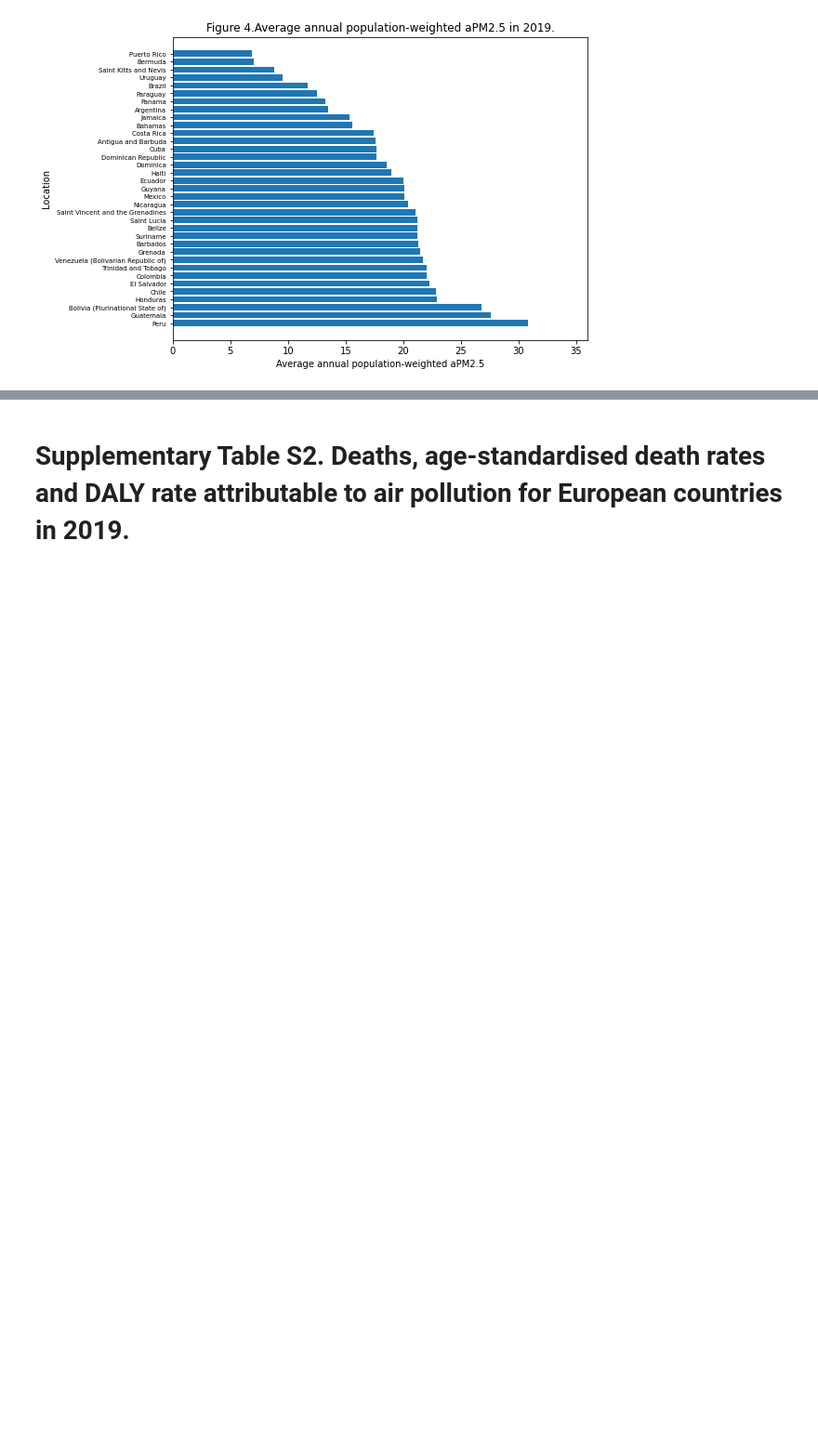
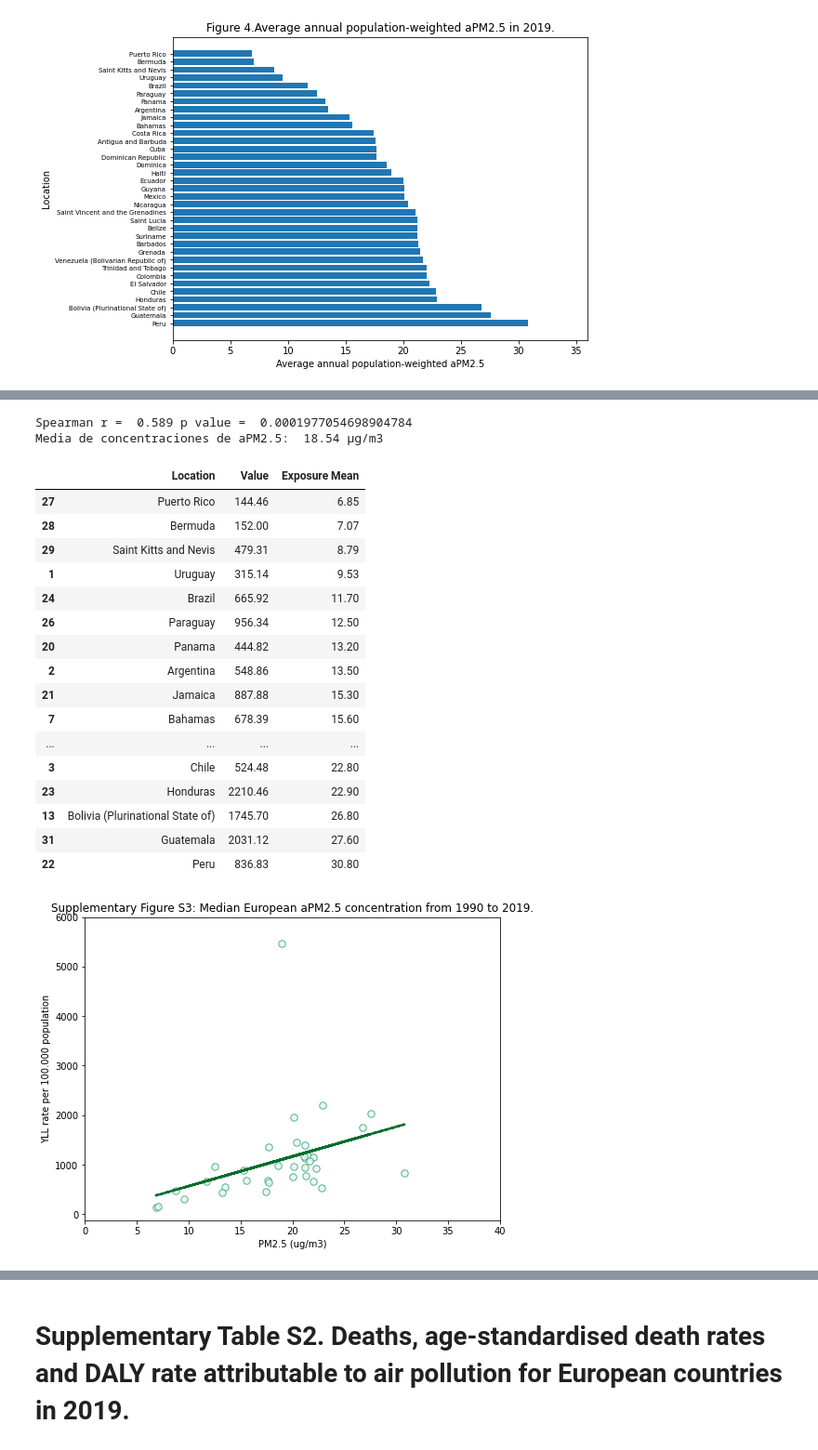
Before and after one commit to joseurquiza88/Health-impacts-AirPollution, a Jupyter notebook: code/01_health LAT.ipynb, the cells around one changed output, grey strips where cells are left out. Shown at 93% size. Drawn from its saved outputs; the diff is of its cells as text; code cells hidden in the pictures; blank space fills up the shorter version.

```diff
--- a/code/01_health LAT.ipynb
+++ b/code/01_health LAT.ipynb
@@ -914,0 +1006,61 @@ plt.show()
+# %%
+# #Años de vida perdidos por cada por cada 100,000 habitantes en Latinoamérica en 2019
+YLL_sup3 = filtrado (data = data, Measure = "YLLs", Metric = 'Rate', Risk = 'Air pollution', Cause='All causes', Age = "Age-standardized", Sex="Both sexes", Year=2019)
+data_pm_2019 = data_pm[data_pm['Year'] == 2019]
+len(data_pm_2019)
+data_pm_2019 = data_pm_2019.rename(columns={'Country':"Location"})
+# Union de las tablas de 1990 - 2019 para ser comparadas
+supp3 = pd.merge(YLL_sup3, data_pm_2019, on='Location', how='inner')
+supp3
+# Obtenemos estadisticas
+# Estimamos la relacion lineal entre las concentraciones de PMponderadas por la poblacion vs la metrica de salud YLL
+slope_supp3 , intercept_supp3 , r_supp3 , _supp3 , stderr_supp3  = scipy.stats.linregress(supp3['Exposure Mean'] , supp3['Value'])
+# Variables de interes
+x = supp3['Exposure Mean'].values.reshape(-1,1)
+y = supp3['Value'].values.reshape(-1,1)
+# Generamos modelo lineal
+linear_regresion_supp = LinearRegression()
+linear_regresion_supp.fit(x,y)
+li_predict_supp = linear_regresion_supp.predict(x)
+
+# Plot
+plt.figure(figsize=(8, 6))
+plt.scatter(supp3['Exposure Mean'], supp3['Value'], marker='o',color = '#e5f5f9', alpha=0.8,s = 55,edgecolor="#2ca25f")
+plt.plot(x,li_predict_supp,c="#006d2c",linestyle="dashed",linewidth=2.5)
+plt.yticks(range(0, 7000, 1000))
+plt.xticks(range(0,45,5))
+plt.xlabel('PM2.5 (ug/m3)')
+plt.ylabel('YLL rate per 100.000 population')
+plt.title('Supplementary Figure S3: Median European aPM2.5 concentration from 1990 to 2019.')
+# Calcular el coeficiente de Spearman
+coef_spearman, p_value = spearmanr(supp3['Exposure Mean'], supp3['Value'])
+print("Spearman r = ",round(coef_spearman,3),"p value = ", p_value)
+supp3_subset = supp3[['Location','Value','Exposure Mean']]
+supp3_subset = supp3_subset.sort_values(by='Exposure Mean',ascending=True)
+#supp3_subset = supp3_subset.sort_values(by='Value',ascending=True)
+supp3_subset
+media_concentraciones = round(supp3_subset['Exposure Mean'].mean(),2)
+print("Media de concentraciones de aPM2.5: ",media_concentraciones,"μg/m3")
+
+supp3_subset
+# %% [output]
+Spearman r =  0.589 p value =  0.0001977054698904784
+Media de concentraciones de aPM2.5:  18.54 μg/m3
+|  | Location | Value | Exposure Mean |
+| 27 | Puerto Rico | 144.46 | 6.85 |
+| 28 | Bermuda | 152.00 | 7.07 |
+| 29 | Saint Kitts and Nevis | 479.31 | 8.79 |
+| 1 | Uruguay | 315.14 | 9.53 |
+| 24 | Brazil | 665.92 | 11.70 |
+| 26 | Paraguay | 956.34 | 12.50 |
+| 20 | Panama | 444.82 | 13.20 |
+| 2 | Argentina | 548.86 | 13.50 |
+| 21 | Jamaica | 887.88 | 15.30 |
+| 7 | Bahamas | 678.39 | 15.60 |
+| ... | ... | ... | ... |
+| 3 | Chile | 524.48 | 22.80 |
+| 23 | Honduras | 2210.46 | 22.90 |
+| 13 | Bolivia (Plurinational State of) | 1745.70 | 26.80 |
+| 31 | Guatemala | 2031.12 | 27.60 |
+| 22 | Peru | 836.83 | 30.80 |
+[figure, added]
```
Also changed, not shown: parts of 57 cells of this notebook, 1 other file.
